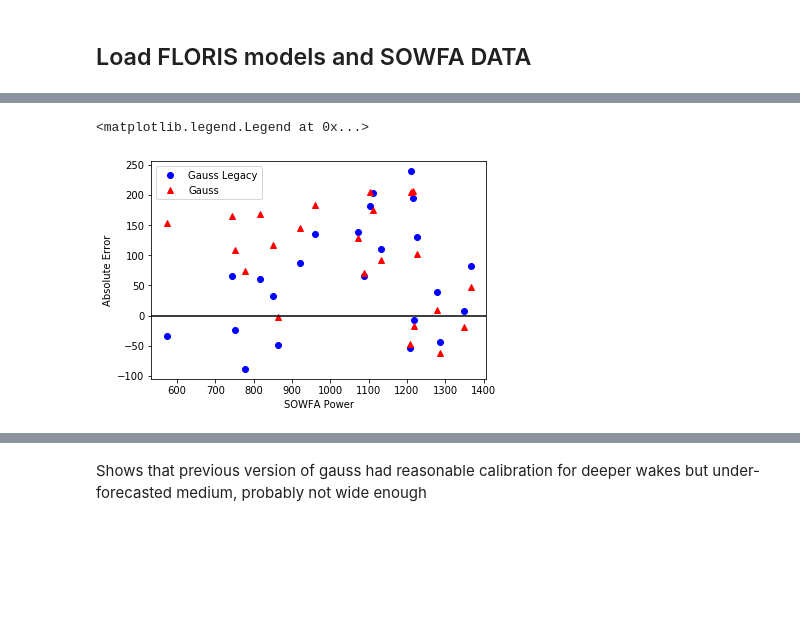
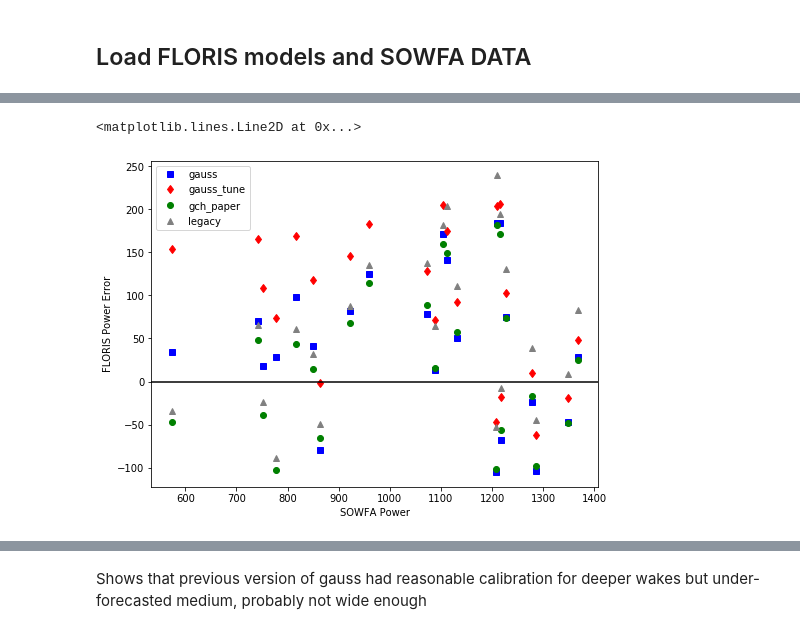
Before and after one commit to NREL/floris, a Jupyter notebook: examples_new/sowfa_tune/a_05_tune_single_wake.ipynb, the cells around one changed output, grey strips where cells are left out. Drawn from its saved outputs; the diff is of its cells as text; code cells hidden in the pictures; blank space fills up the shorter version.

```diff
--- a/examples_new/sowfa_tune/a_05_tune_single_wake.ipynb
+++ b/examples_new/sowfa_tune/a_05_tune_single_wake.ipynb
@@ -102,16 +106,18 @@ Text(0, 0.5, 'FLORIS Power')
-# %%
-# Now in terms of error distributions
-df['Gauss_Error'] = df.power_gauss - df.sowfa_1
-df['Gauss_Legacy_Error'] = df.power_gauss_legacy - df.sowfa_1
-
-fig, ax = plt.subplots()
-# ax.plot(df.sowfa_1,df.sowfa_1,'ks-')
-ax.plot(df.sowfa_1,df.Gauss_Legacy_Error,'bo-',label='Gauss Legacy',ls='None')
-ax.plot(df.sowfa_1,df.Gauss_Error,'r^-',label='Gauss',ls='None')
-ax.set_xlabel('SOWFA Power')
-ax.set_ylabel('Absolute Error')
-ax.axhline(0,color='k')
-ax.legend()
-# %% [output]
-<matplotlib.legend.Legend at 0x...>
-[figure, removed]
+# %%
+# How does error look
+fig, ax = plt.subplots(figsize=(8,6))
+
+for floris_key in fi_dict:
+    (fi, floris_color, floris_marker, floris_label) = fi_dict[floris_key]
+    power_signal = 'power_' + floris_label
+    error_signal = 'error_' + floris_label
+    df[error_signal] = df[power_signal] - df.sowfa_1
+    ax.plot(df.sowfa_1,df[error_signal],color=floris_color,marker=floris_marker,label=floris_label,ls='None')
+
+ax.legend()
+ax.set_xlabel('SOWFA Power')
+ax.set_ylabel('FLORIS Power Error')
+ax.axhline(0,color='k')
+# %% [output]
+<matplotlib.lines.Line2D at 0x...>
+[figure, added]
```
Also changed, not shown: parts of 22 cells of this notebook, 6 other files.
